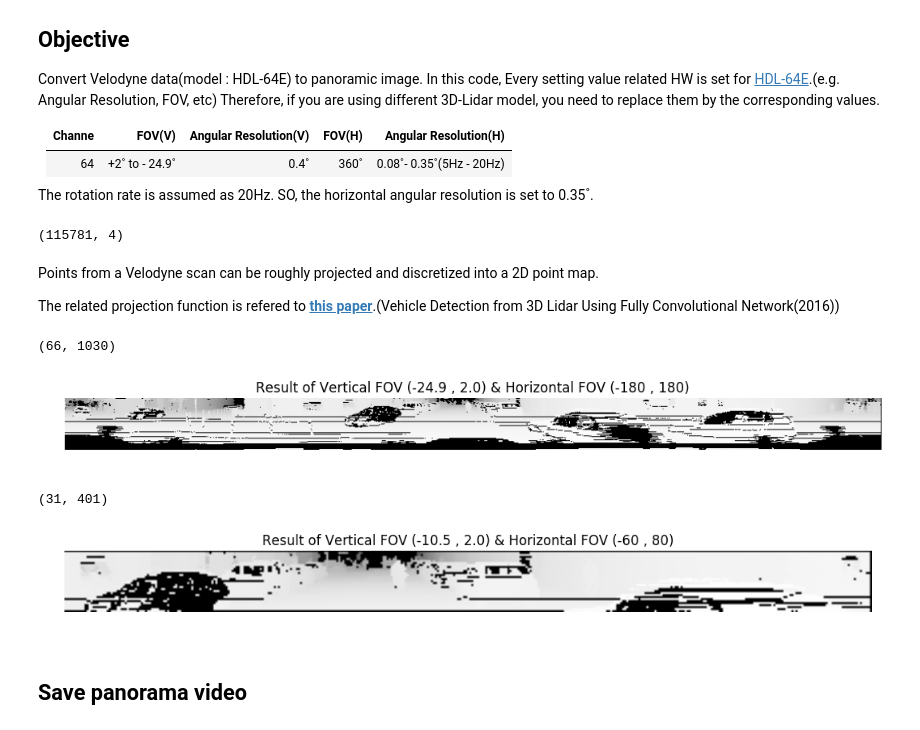
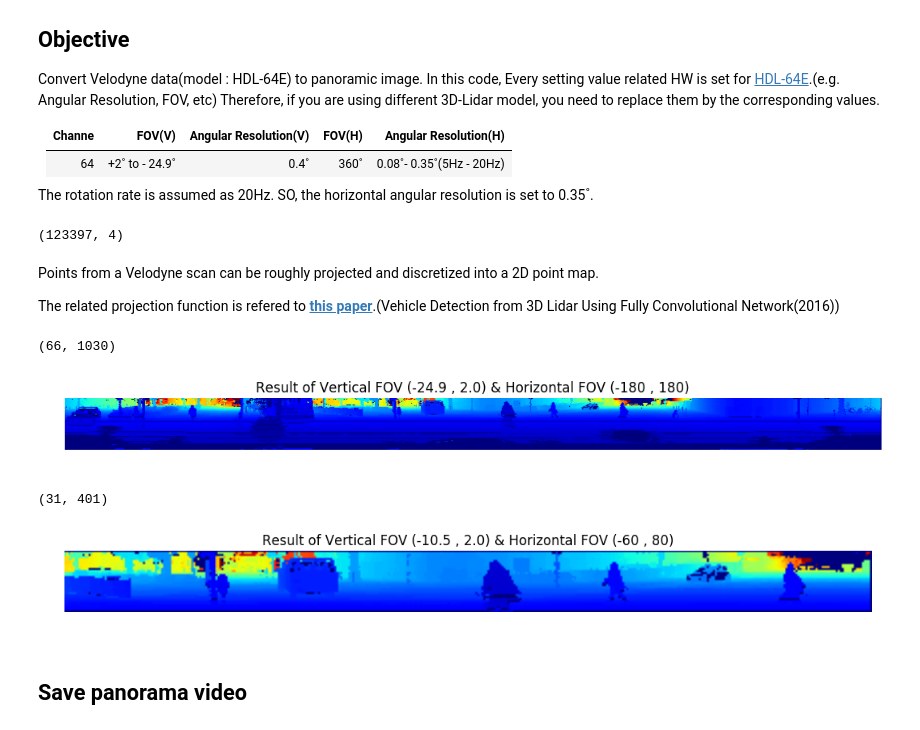
Before and after one commit to windowsub0406/KITTI_Tutorial, a Jupyter notebook: Convert_Velo_2_Pano.ipynb, the cells around one changed output. Cells and saved outputs as stored; diff of their text form; code cells hidden in the pictures.

Commit message:
add depth mode

```diff
--- a/Convert_Velo_2_Pano.ipynb
+++ b/Convert_Velo_2_Pano.ipynb
@@ -29,11 +29,11 @@ def load_from_bin(bin_path):
     return obj
 
 # bin file -> numpy array
-velo_points = load_from_bin('./velodyne_points/data/0000000150.bin')
+velo_points = load_from_bin('./velodyne_points/data/0000000000.bin')
 
 print(velo_points.shape)
 # %% [output]
-(115781, 4)
+(123397, 4)
 # %% [markdown]
 Points from a Velodyne scan can be roughly projected and discretized into a 2D point map.
 
@@ -45,6 +45,13 @@ def normalize_depth(val, min_v, max_v):
     nomalize values to 0-255 & close distance value has high value. (similar to stereo vision's disparity map)
     """
     return (((max_v - val) / (max_v - min_v)) * 255).astype(np.uint8)
+
+def normalize_val(val, min_v, max_v):
+    """
+    print 'nomalized depth value'
+    nomalize values to 0-255 & close distance value has high value. (similar to stereo vision's disparity map)
+    """
+    return (((val - min_v) / (max_v - min_v)) * 255).astype(np.uint8)
 
 def in_h_range_points(points, m, n, fov):
     """ extract horizontal in-range points """
@@ -71,7 +78,7 @@ def fov_setting(points, x, y, z, dist, h_fov, v_fov):
         v_points = in_v_range_points(points, dist, z, v_fov)
         return points[np.logical_and(h_points, v_points)]
 
-def velo_points_2_pano(points, v_res, h_res, v_fov, h_fov):
+def velo_points_2_pano(points, v_res, h_res, v_fov, h_fov, depth=False):
 
     # Projecting to 2D
     x = points[:, 0]
@@ -98,8 +105,11 @@ def velo_points_2_pano(points, v_res, h_res, v_fov, h_fov):
     y_fine_tune = 1
     y_img = np.trunc(y_img + y_offset + y_fine_tune).astype(np.int32)
 
-    # nomalize distance value & convert to depth map
-    dist = normalize_depth(dist, min_v=0, max_v=120)
+    if depth == True:
+        # nomalize distance value & convert to depth map
+        dist = normalize_depth(dist, min_v=0, max_v=120)
+    else:
+        dist = normalize_val(dist, min_v=0, max_v=120)
 
     # array to img
     img = np.zeros([y_size + 1, x_size + 1], dtype=np.uint8)
@@ -108,33 +118,33 @@ def velo_points_2_pano(points, v_res, h_res, v_fov, h_fov):
     return img
 
 v_fov, h_fov = (-24.9, 2.0), (-180,180)
-pano_img = velo_points_2_pano(velo_points, v_res=0.42, h_res=0.35, v_fov=v_fov, h_fov=h_fov)
+pano_img = velo_points_2_pano(velo_points, v_res=0.42, h_res=0.35, v_fov=v_fov, h_fov=h_fov, depth = False)
 
 # display result image
 plt.subplots(1,1, figsize = (13,3) )
 plt.title("Result of Vertical FOV ({} , {}) & Horizontal FOV ({} , {})".format(v_fov[0],v_fov[1],h_fov[0],h_fov[1]))
-plt.imshow(pano_img, cmap='gray')
+plt.imshow(pano_img)
 plt.axis('off')
 
 print(pano_img.shape)
 # %% [output]
 (66, 1030)
-[figure, old version]
+[figure, new version]
 # %%
 """ different vertical, horizontal FOV's result """
 v_fov, h_fov = (-10.5,2.0), (-60, 80)
-pano_img = velo_points_2_pano(velo_points, v_res=0.42, h_res=0.35, v_fov=v_fov, h_fov=h_fov)
+pano_img = velo_points_2_pano(velo_points, v_res=0.42, h_res=0.35, v_fov=v_fov, h_fov=h_fov, depth = False)
 
 # display result image
 plt.subplots(1,1, figsize = (13,3) )
 plt.title("Result of Vertical FOV ({} , {}) & Horizontal FOV ({} , {})".format(v_fov[0],v_fov[1],h_fov[0],h_fov[1]))
-plt.imshow(pano_img, cmap='gray')
+plt.imshow(pano_img)
 plt.axis('off')
 
 print(pano_img.shape)
 # %% [output]
 (31, 401)
-[figure, old version]
+[figure, new version]
 # %% [markdown]
 ## Save panorama video
 # %%
```
Also changed, not shown: parts of 1 cell of this notebook.
